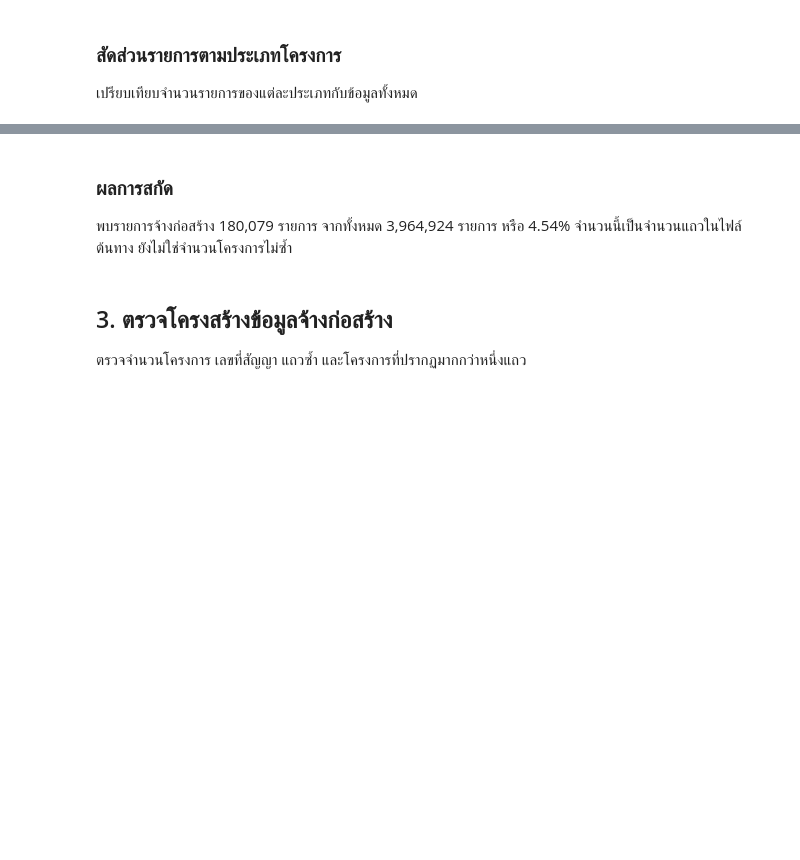
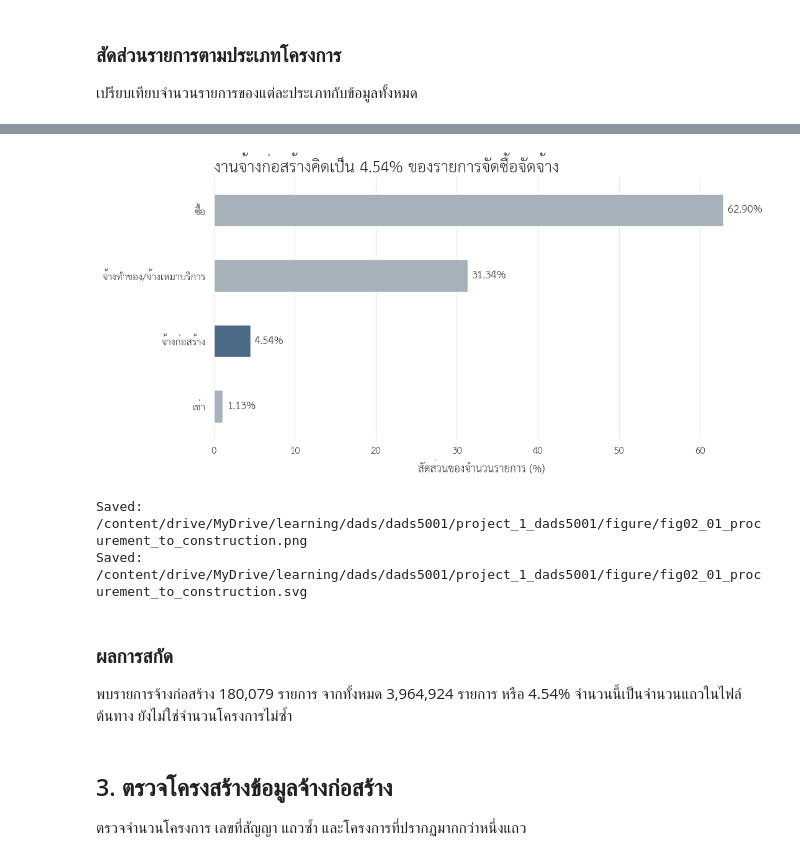
Before and after one commit to mdanmek/nida-dads-notes, a Jupyter notebook: dads5001-data-tools/project/eda/02_construction_data_preparation_2569.ipynb, the cells around one changed output, grey strips where cells are left out. Saved outputs shown, nothing was run; the diff lists cells and outputs as text; code cells hidden in the pictures; blank space fills up the shorter version.

```diff
--- a/dads5001-data-tools/project/eda/02_construction_data_preparation_2569.ipynb
+++ b/dads5001-data-tools/project/eda/02_construction_data_preparation_2569.ipynb
@@ -21,10 +23,7 @@ import seaborn as sns
 pd.set_option('display.max_columns', None)
 pd.set_option('display.float_format', '{:,.2f}'.format)
 # %%
-base_dir = Path(
-    '/content/drive/MyDrive/learning/dads/dads5001/'
-    'project_1_dads5001/dataset/procurement/egp-contract/2569'
-)
+base_dir = Path('/content/drive/MyDrive/learning/dads/dads5001/project_1_dads5001/dataset/procurement/egp-contract/2569')
 
 processed_dir = base_dir.parent / 'processed'
 processed_dir.mkdir(parents=True, exist_ok=True)
@@ -82,7 +111,4 @@ for file_path in csv_files:
         'construction_rows': len(construction)
     })
 
-    print(
-        f'{file_path.name}: {len(data):,} rows | '
-        f'{len(construction):,} construction rows'
-    )
+    print(f'{file_path.name}: {len(data):,} rows | 'f'{len(construction):,} construction rows')
@@ -145,0 +146,10 @@ display(project_type_counts)
+# %%
+type_counts = pd.concat(type_counts_list, axis=1).fillna(0)
+type_counts = type_counts.sum(axis=1).astype('int64')
+type_counts = type_counts.sort_values(ascending=False)
+
+project_type_counts = type_counts.reset_index()
+project_type_counts.columns = [project_type_column, 'record_count']
+
+project_type_counts['record_pct'] = (project_type_counts['record_count'] / total_records * 100)
+display(project_type_counts)
@@ -148,12 +169,7 @@ display(project_type_counts)
 !wget -q https://github.com/Phonbopit/sarabun-webfont/raw/master/fonts/thsarabunnew-webfont.ttf
 
 fm.fontManager.addfont('thsarabunnew-webfont.ttf')
-
-sns.set_theme(
-    style='whitegrid',
-    font='TH Sarabun New'
-)
-
+sns.set_theme(style='whitegrid', font='TH Sarabun New')
 plt.rcParams['axes.unicode_minus'] = False
 # %%
 plot_data = project_type_counts.head(4).copy()
@@ -168,35 +184,36 @@ for project_type in plot_data[project_type_column]:
 # %%
 ax = plot_data.plot.barh(
     x=project_type_column,
     y='record_pct',
     color=colors,
     figsize=(11, 5.5),
     legend=False
 )
 
 ax.set_title(
-    f'งานจ้างก่อสร้างคิดเป็น {construction_pct:.2f}% '
-    'ของรายการจัดซื้อจัดจ้าง',
+    f'งานจ้างก่อสร้างคิดเป็น {construction_pct:.2f}% ของรายการจัดซื้อจัดจ้าง',
     loc='left',
     fontsize=18,
     fontweight='bold'
 )
 ax.set_xlabel('สัดส่วนของจำนวนรายการ (%)')
 ax.set_ylabel('')
 ax.grid(axis='x', color='#E5E9ED')
 ax.grid(axis='y', visible=False)
 
 for bar, percentage in zip(ax.patches, plot_data['record_pct']):
     ax.text(
         bar.get_width() + 0.5,
         bar.get_y() + bar.get_height() / 2,
         f'{percentage:.2f}%',
         va='center'
     )
 
 sns.despine(left=True, bottom=True)
 fig = ax.get_figure()
 fig.tight_layout()
+# %% [output]
+[figure, added]
 # %%
 png_path = figure_dir / 'fig02_01_procurement_to_construction.png'
 svg_path = figure_dir / 'fig02_01_procurement_to_construction.svg'
@@ -206,6 +223,9 @@ fig.savefig(svg_path, bbox_inches='tight')
 
 print(f'Saved: {png_path}')
 print(f'Saved: {svg_path}')
+# %% [output]
+Saved: /content/drive/MyDrive/learning/dads/dads5001/project_1_dads5001/figure/fig02_01_procurement_to_construction.png
+Saved: /content/drive/MyDrive/learning/dads/dads5001/project_1_dads5001/figure/fig02_01_procurement_to_construction.svg
 # %% [markdown]
 ### ผลการสกัด
 
```
Also changed, not shown: parts of 16 cells of this notebook.
